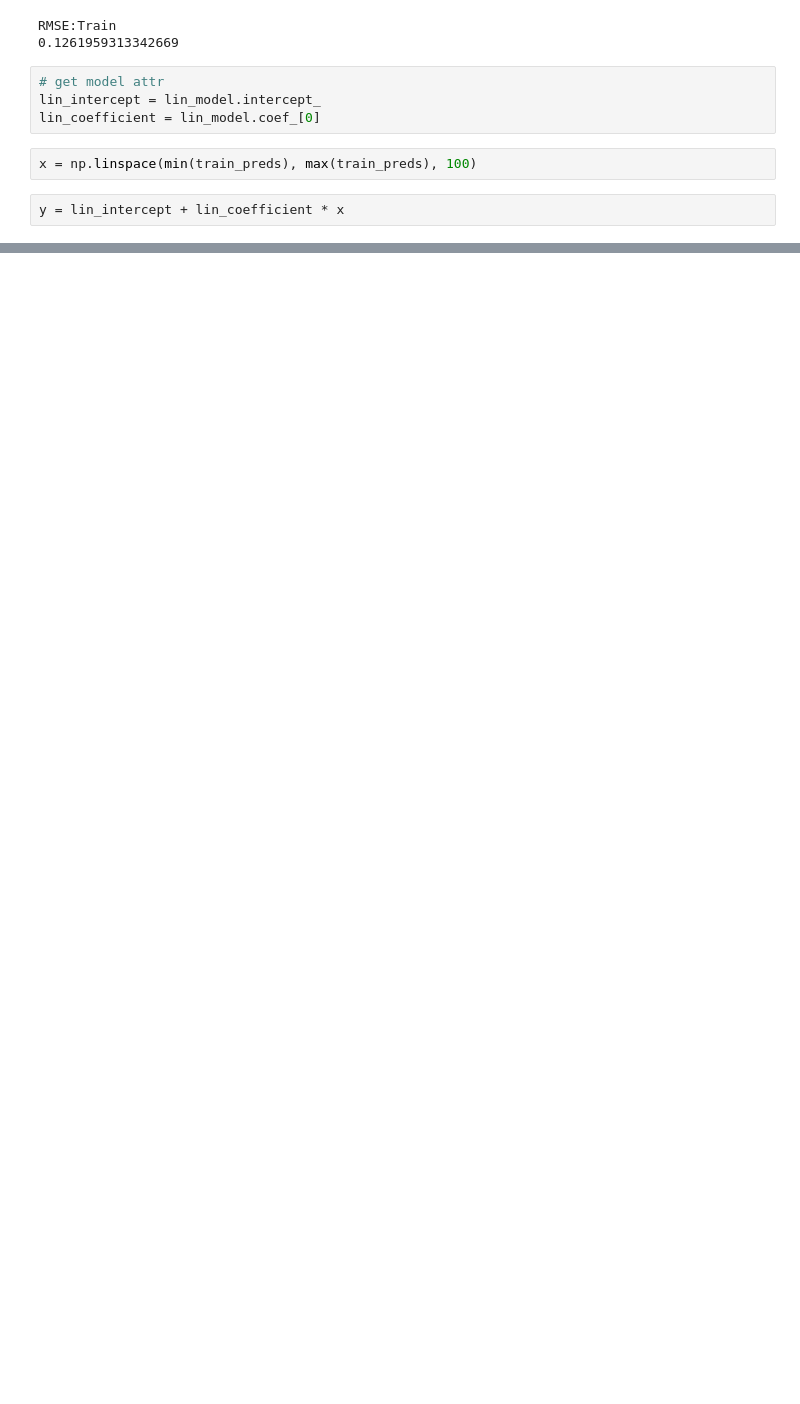
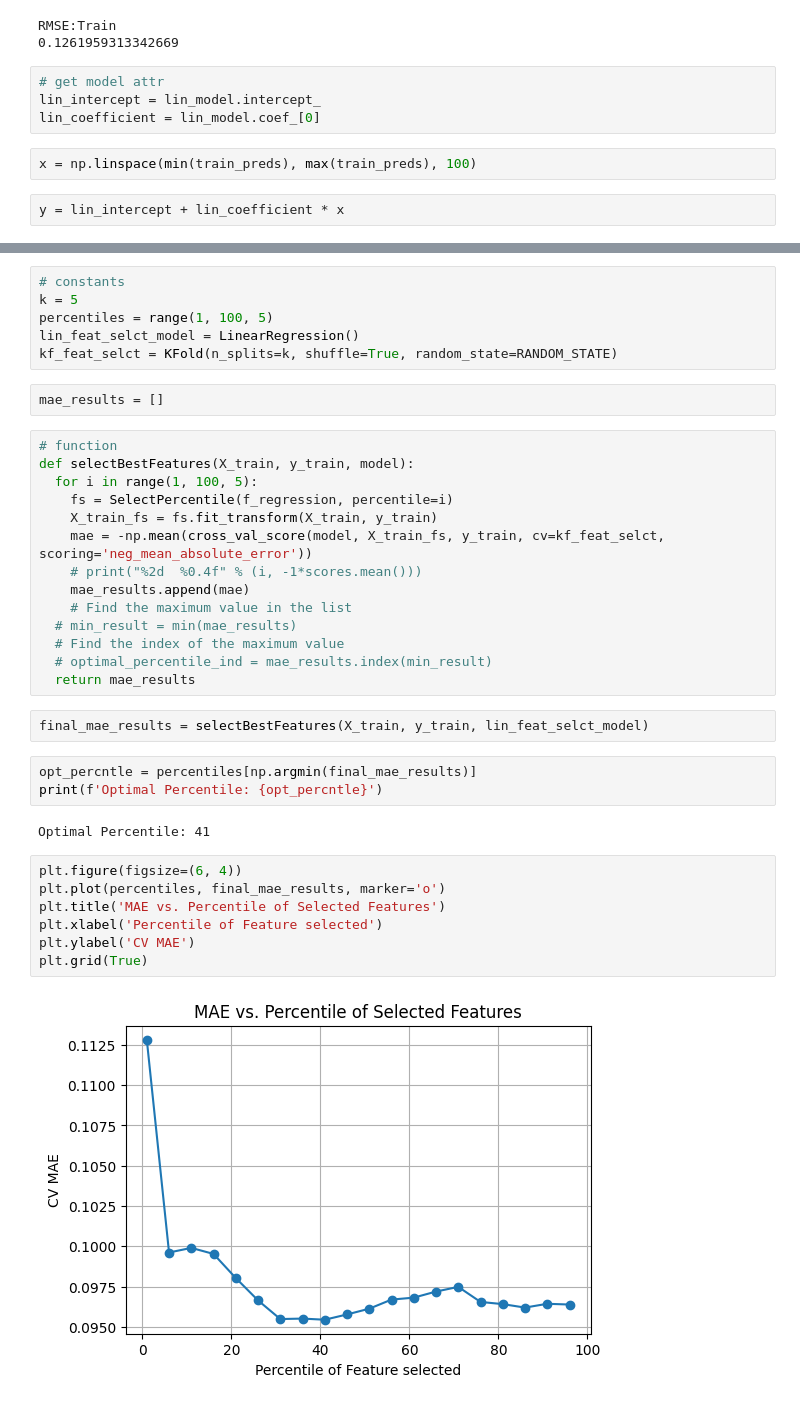
Before and after one commit to kushalnavghare/DSC-478_PRG_ML_APP, a Jupyter notebook: Assignment_3.ipynb, the cells around one changed output, grey strips where cells are left out. Cells and saved outputs as stored; diff of their text form; blank space fills up the shorter version.

```diff
--- a/Assignment_3.ipynb
+++ b/Assignment_3.ipynb
@@ -232,0 +233,38 @@ plt.show()
+# %%
+# constants
+k = 5
+percentiles = range(1, 100, 5)
+lin_feat_selct_model = LinearRegression()
+kf_feat_selct = KFold(n_splits=k, shuffle=True, random_state=RANDOM_STATE)
+# %%
+mae_results = []
+# %%
+# function
+def selectBestFeatures(X_train, y_train, model):
+  for i in range(1, 100, 5):
+    fs = SelectPercentile(f_regression, percentile=i)
+    X_train_fs = fs.fit_transform(X_train, y_train)
+    mae = -np.mean(cross_val_score(model, X_train_fs, y_train, cv=kf_feat_selct, scoring='neg_mean_absolute_error'))
+    # print("%2d  %0.4f" % (i, -1*scores.mean()))
+    mae_results.append(mae)
+    # Find the maximum value in the list
+  # min_result = min(mae_results)
+  # Find the index of the maximum value
+  # optimal_percentile_ind = mae_results.index(min_result)
+  return mae_results
+# %%
+final_mae_results = selectBestFeatures(X_train, y_train, lin_feat_selct_model)
+# %%
+opt_percntle = percentiles[np.argmin(final_mae_results)]
+print(f'Optimal Percentile: {opt_percntle}')
+# %% [output]
+Optimal Percentile: 41
+# %%
+plt.figure(figsize=(6, 4))
+plt.plot(percentiles, final_mae_results, marker='o')
+plt.title('MAE vs. Percentile of Selected Features')
+plt.xlabel('Percentile of Feature selected')
+plt.ylabel('CV MAE')
+plt.grid(True)
+# %% [output]
+[figure, added]
```
Also changed, not shown: parts of 73 cells of this notebook.
